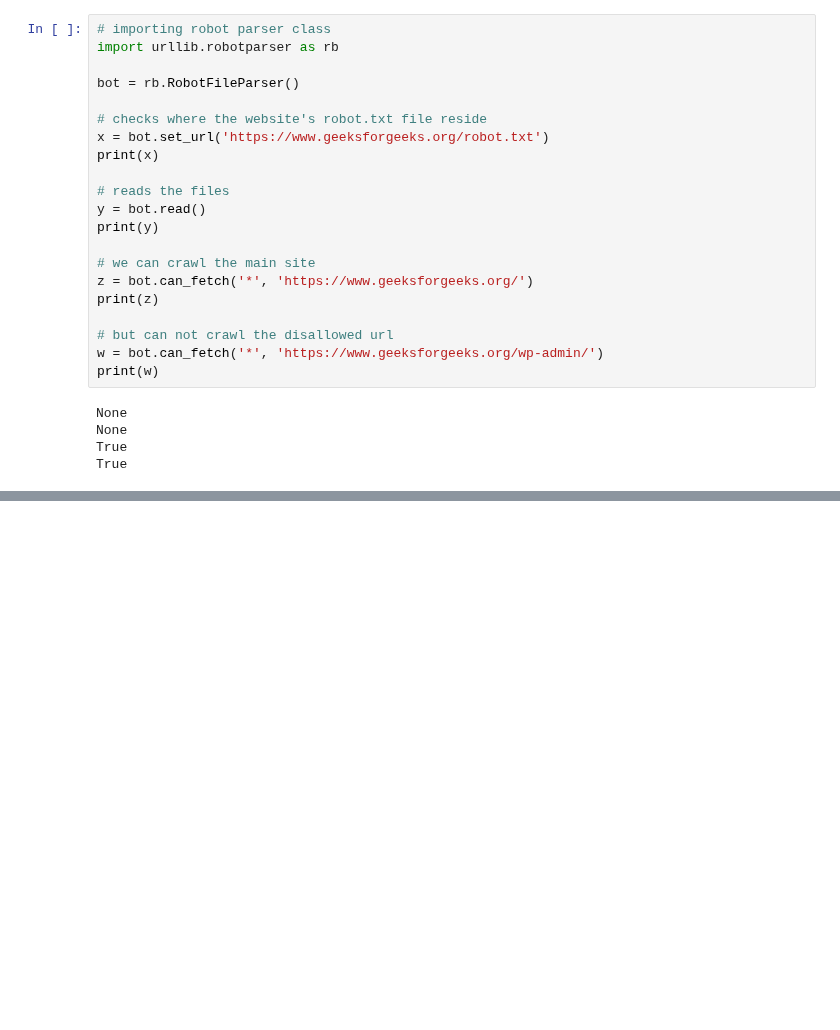
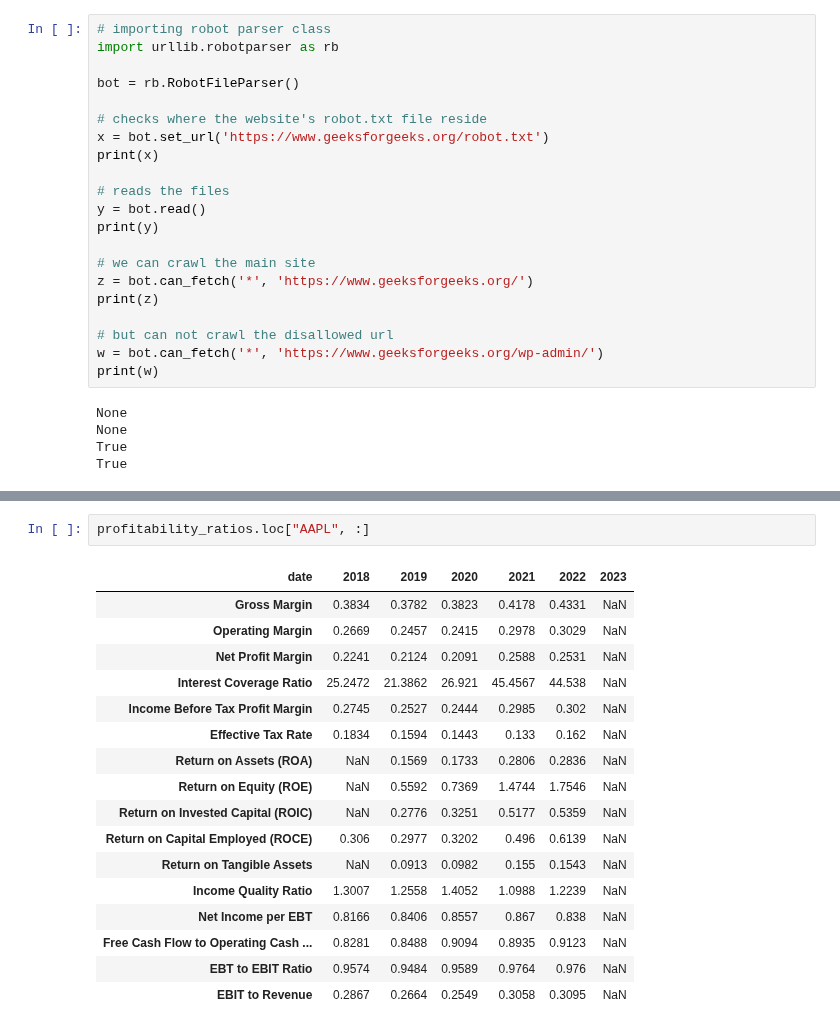
Before and after one commit to adevrent/wqu_mscfe, a Jupyter notebook: Financial Data/M6/L4.ipynb, the cells around one changed output, grey strips where cells are left out. Drawn from its saved outputs; the diff is of its cells as text; blank space fills up the shorter version.

```diff
--- a/Financial Data/M6/L4.ipynb
+++ b/Financial Data/M6/L4.ipynb
@@ -75,0 +207,20 @@ https://pressbooks.rampages.us/businessfoundation/chapter/12-8/
+# %%
+profitability_ratios.loc["AAPL", :]
+# %% [output]
+| date | 2018 | 2019 | 2020 | 2021 | 2022 | 2023 |
+| Gross Margin | 0.3834 | 0.3782 | 0.3823 | 0.4178 | 0.4331 | NaN |
+| Operating Margin | 0.2669 | 0.2457 | 0.2415 | 0.2978 | 0.3029 | NaN |
+| Net Profit Margin | 0.2241 | 0.2124 | 0.2091 | 0.2588 | 0.2531 | NaN |
+| Interest Coverage Ratio | 25.2472 | 21.3862 | 26.921 | 45.4567 | 44.538 | NaN |
+| Income Before Tax Profit Margin | 0.2745 | 0.2527 | 0.2444 | 0.2985 | 0.302 | NaN |
+| Effective Tax Rate | 0.1834 | 0.1594 | 0.1443 | 0.133 | 0.162 | NaN |
+| Return on Assets (ROA) | NaN | 0.1569 | 0.1733 | 0.2806 | 0.2836 | NaN |
+| Return on Equity (ROE) | NaN | 0.5592 | 0.7369 | 1.4744 | 1.7546 | NaN |
+| Return on Invested Capital (ROIC) | NaN | 0.2776 | 0.3251 | 0.5177 | 0.5359 | NaN |
+| Return on Capital Employed (ROCE) | 0.306 | 0.2977 | 0.3202 | 0.496 | 0.6139 | NaN |
+| Return on Tangible Assets | NaN | 0.0913 | 0.0982 | 0.155 | 0.1543 | NaN |
+| Income Quality Ratio | 1.3007 | 1.2558 | 1.4052 | 1.0988 | 1.2239 | NaN |
+| Net Income per EBT | 0.8166 | 0.8406 | 0.8557 | 0.867 | 0.838 | NaN |
+| Free Cash Flow to Operating Cash ... | 0.8281 | 0.8488 | 0.9094 | 0.8935 | 0.9123 | NaN |
+| EBT to EBIT Ratio | 0.9574 | 0.9484 | 0.9589 | 0.9764 | 0.976 | NaN |
+| EBIT to Revenue | 0.2867 | 0.2664 | 0.2549 | 0.3058 | 0.3095 | NaN |
```
Also changed, not shown: parts of 8 cells of this notebook.
